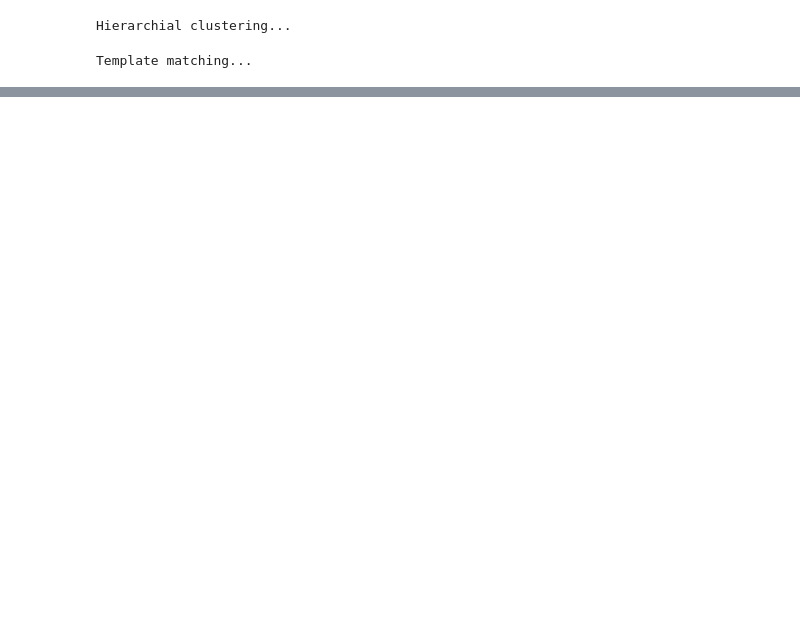
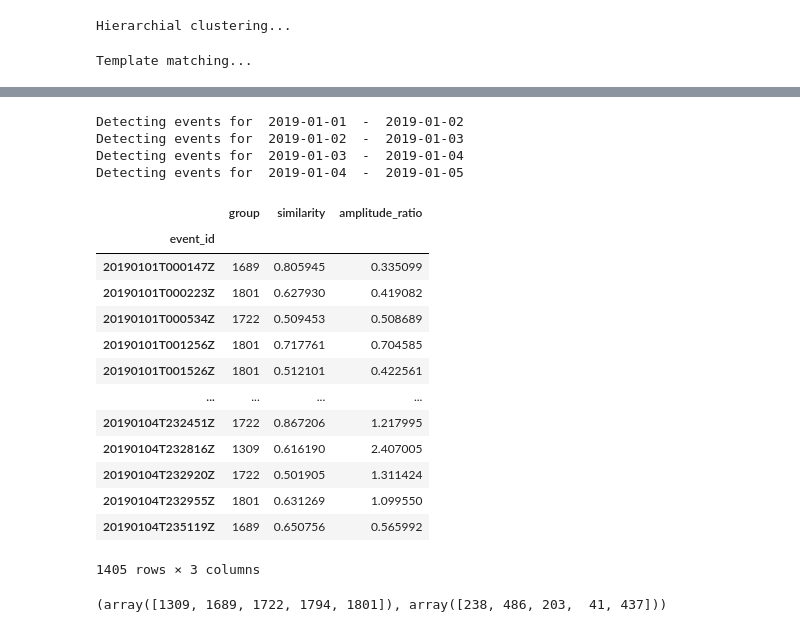
Before and after one commit to JMagyar15/totten-analysis, a Jupyter notebook: cross_correlation_test.ipynb, the cells around one changed output, grey strips where cells are left out. Drawn from its saved outputs; the diff is of its cells as text; code cells hidden in the pictures; blank space fills up the shorter version.

```diff
--- a/cross_correlation_test.ipynb
+++ b/cross_correlation_test.ipynb
@@ -394,0 +365,52 @@ Text(0.5, 0, '30 seconds')
+# %%
+t1 = sh.UTCDateTime(2019,1,1)
+t2 = sh.UTCDateTime(2019,1,5)
+
+test_chunk = do.SeismicChunk(t1,t2)
+network_cat = do.EventCatalogue(UTCDateTime(2018,12,24),UTCDateTime(2019,1,30),c_path)
+
+full_templates = {}
+full_thresholds = {}
+for temp_name, temp_id in templates.items():
+    template = network_cat.select_event(temp_id)
+    template.attach_waveforms(inv.select(station='TI?A',channel='CHZ'),w_path,buffer=5,length=15,extra=10)
+    template.decimate(5)
+    template.filter('bandpass',freqmin=1,freqmax=30)
+
+    full_templates[temp_name] = template
+    full_thresholds[temp_name] = 0.5
+
+for daychunk in test_chunk:
+    daychunk.attach_waveforms(inv.select(station='TI?A',channel='CHZ'),w_path,buffer=60*60)
+    daychunk.decimate(5)
+    daychunk.filter('bandpass',freqmin=1,freqmax=30)
+    daychunk.context('detect')
+
+    daychunk.template_catalogue(c_path,full_templates,full_thresholds,method='n_mean',num=1)
+# %% [output]
+Detecting events for  2019-01-01  -  2019-01-02
+Detecting events for  2019-01-02  -  2019-01-03
+Detecting events for  2019-01-03  -  2019-01-04
+Detecting events for  2019-01-04  -  2019-01-05
+# %%
+temp_cat = do.EventCatalogue(t1,t2,os.path.join(c_path),templates=True)
+temp_cat.attributes
+# %% [output]
+|  | group | similarity | amplitude_ratio |
+| event_id |  |  |  |
+| 20190101T000147Z | 1689 | 0.805945 | 0.335099 |
+| 20190101T000223Z | 1801 | 0.627930 | 0.419082 |
+| 20190101T000534Z | 1722 | 0.509453 | 0.508689 |
+| 20190101T001256Z | 1801 | 0.717761 | 0.704585 |
+| 20190101T001526Z | 1801 | 0.512101 | 0.422561 |
+| ... | ... | ... | ... |
+| 20190104T232451Z | 1722 | 0.867206 | 1.217995 |
+| 20190104T232816Z | 1309 | 0.616190 | 2.407005 |
+| 20190104T232920Z | 1722 | 0.501905 | 1.311424 |
+| 20190104T232955Z | 1801 | 0.631269 | 1.099550 |
+| 20190104T235119Z | 1689 | 0.650756 | 0.565992 |
+1405 rows × 3 columns
+# %%
+np.unique(temp_cat.events['group'].values,return_counts=True)
+# %% [output]
+(array([1309, 1689, 1722, 1794, 1801]), array([238, 486, 203,  41, 437]))
```
Also changed, not shown: parts of 14 cells of this notebook, 17 other files.
